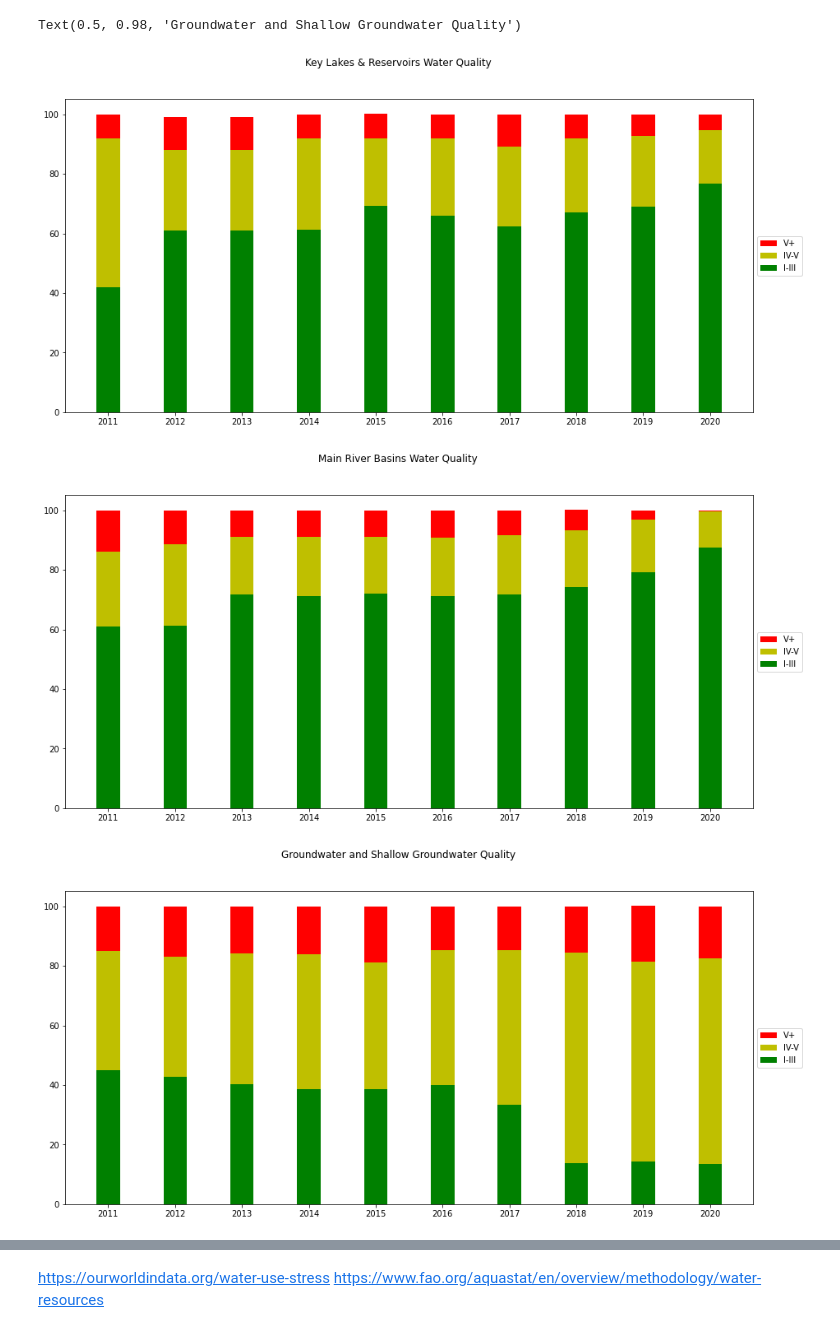
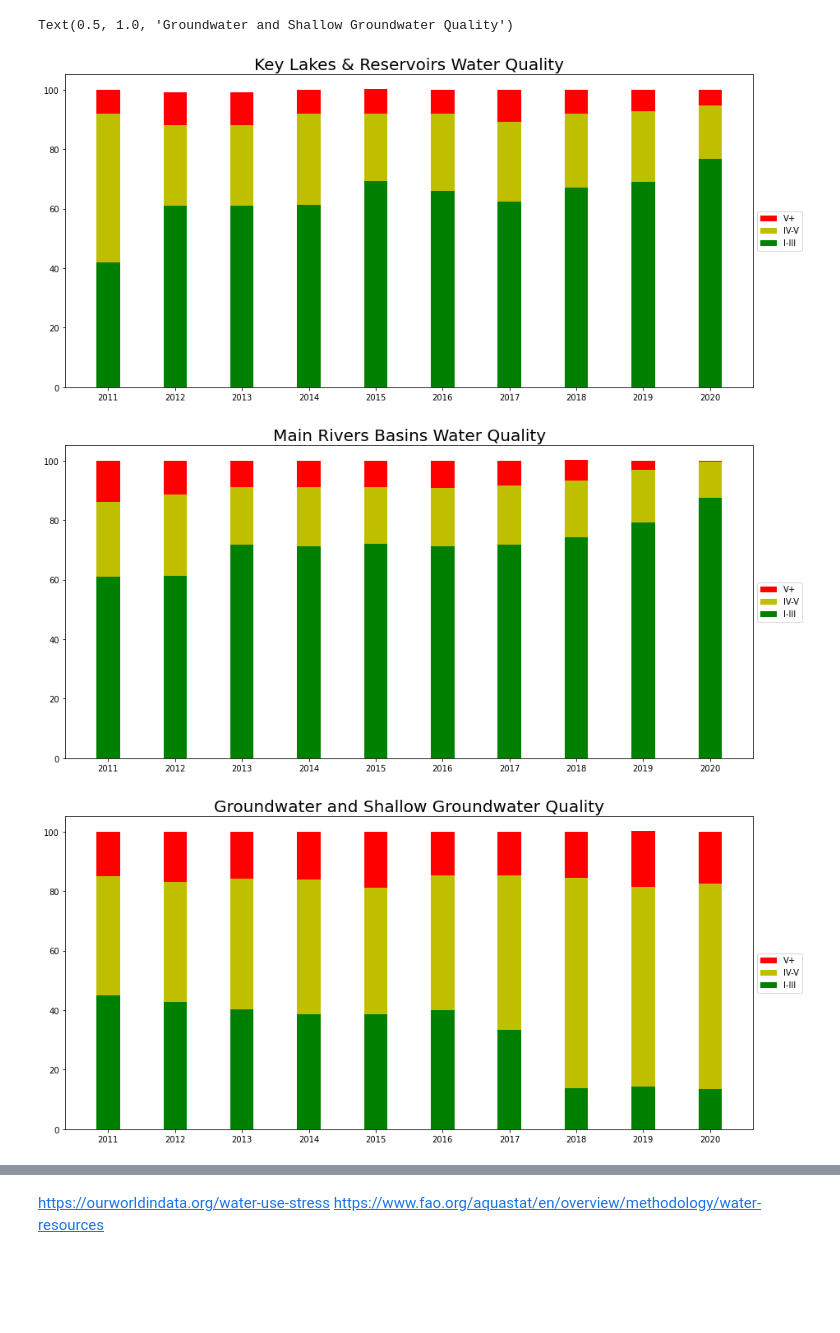
Before and after one commit to nmharmon8/TheAdventuresOfAliceAndBobPosts, a Jupyter notebook: china_water_problem_data/ChinaWaterDataPlots.ipynb, the cells around one changed output, grey strips where cells are left out. Cells and saved outputs as stored; diff of their text form; code cells hidden in the pictures; blank space fills up the shorter version.

Commit message:
China Water Draft Part

```diff
--- a/china_water_problem_data/ChinaWaterDataPlots.ipynb
+++ b/china_water_problem_data/ChinaWaterDataPlots.ipynb
@@ -34,40 +34,40 @@ with open(china_water_risk_ecology_report, 'r') as f:
 sorted(water_quality_data, key= lambda x: x['year'])
 
 years = [x['year'] for x in water_quality_data]
 
 key_lakes_and_reservoirs = [x['Key Lakes & Reservoirs'] for x in water_quality_data]
 worst, bad, good = zip(*[(x['V+'], x['IV-V'], x['I-III']) for x in key_lakes_and_reservoirs])
 fig, ax = water_quality_bar_chart(years, worst, bad, good)
-fig.suptitle('Key Lakes & Reservoirs Water Quality')
+ax.set_title('Key Lakes & Reservoirs Water Quality', fontsize=20)
 
 main_river_basins = [x['Main River Basins'] for x in water_quality_data]
 worst, bad, good = zip(*[(x['V+'], x['IV-V'], x['I-III']) for x in main_river_basins])
 fig, ax = water_quality_bar_chart(years, worst, bad, good)
-fig.suptitle('Main River Basins Water Quality')
+ax.set_title('Main Rivers Basins Water Quality', fontsize=20)
 
 water_quality_data
 
 groundwater_and_shallow_grounwater = [x['Groundwater & shallow groundwater'] for x in water_quality_data]
 def remap_data(x):
     if 'Very Bad' in x:
         x = {
             'V+': x['Very Bad'],
             'IV-V': x['Bad'],
             'I-III': x['Satisfactory'] + x['Good'] + x['Excellent'],
         }
     return x
 
 groundwater_and_shallow_grounwater = [remap_data(x) for x in groundwater_and_shallow_grounwater]
 
 
 worst, bad, good = zip(*[(x['V+'], x['IV-V'], x['I-III']) for x in groundwater_and_shallow_grounwater])
 fig, ax = water_quality_bar_chart(years, worst, bad, good)
-fig.suptitle('Groundwater and Shallow Groundwater Quality')
+ax.set_title('Groundwater and Shallow Groundwater Quality', fontsize=20)
 # %% [output]
-Text(0.5, 0.98, 'Groundwater and Shallow Groundwater Quality')
+Text(0.5, 1.0, 'Groundwater and Shallow Groundwater Quality')
-[figure, old version]
+[figure, new version]
-[figure, old version]
+[figure, new version]
-[figure, old version]
+[figure, new version]
 # %%
 
 def plot_per_capita_water(years, per_capita_water_resources):
```
Also changed, not shown: parts of 5 cells of this notebook, 16 other files.
